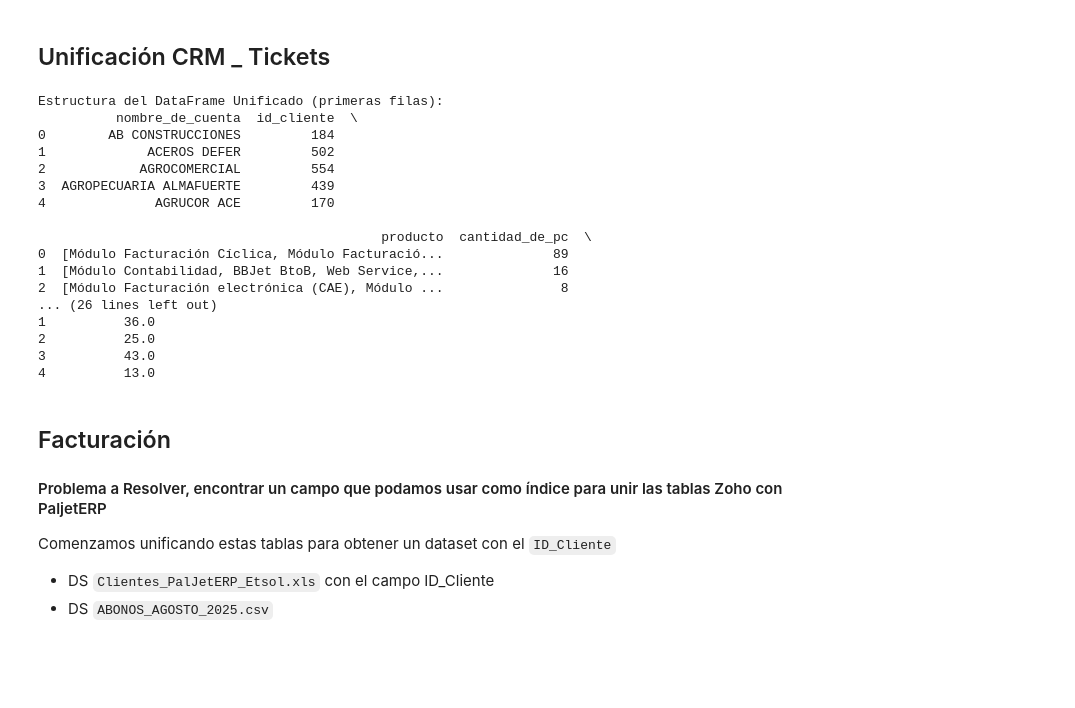
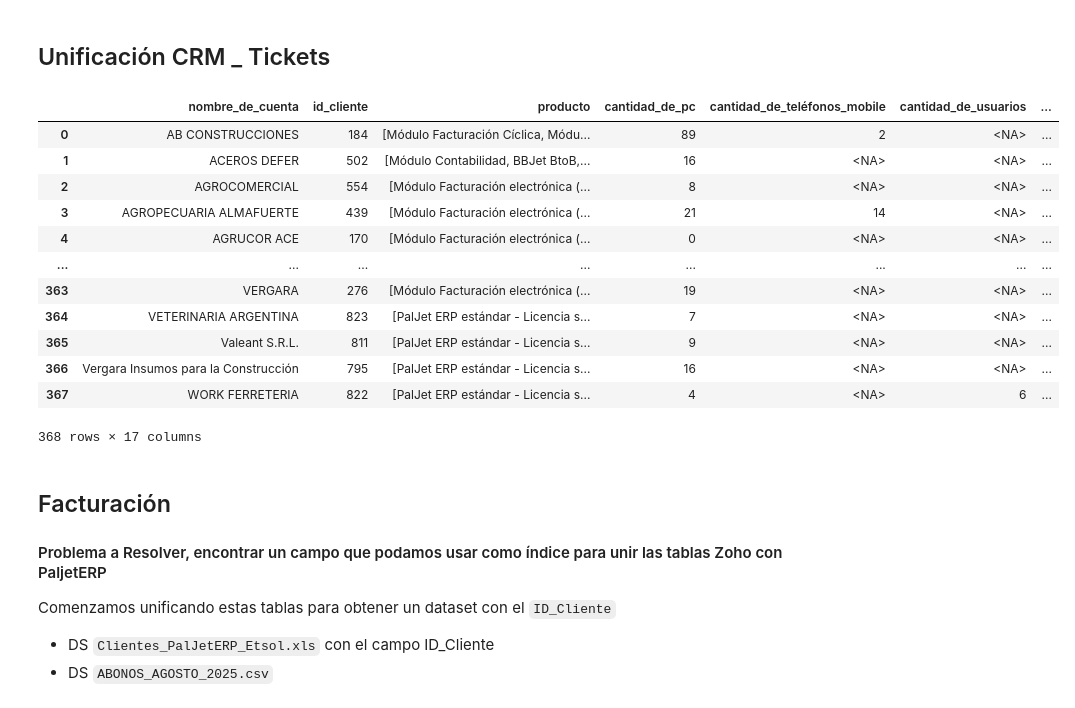
Before and after one commit to christiansaluzzo/Etsol_AnalisisClientes, a Jupyter notebook: análisis_clientes.ipynb, the cells around one changed output. Cells and saved outputs as stored; diff of their text form; code cells hidden in the pictures; blank space fills up the shorter version.

```diff
--- a/análisis_clientes.ipynb
+++ b/análisis_clientes.ipynb
@@ -330,43 +330,38 @@ DF_CRM_cliente.head(2)
 # %%
 ## Primer UNIFICACION CRM y TICKETS
 
 # 1. Renombrar la columna clave en DS_tickets_clientes_x_anno para que coincida
 #    con la estructura de DF_CRM_cliente
 DS_tickets_clientes_x_anno = DS_tickets_clientes_x_anno.rename(
     columns={'Nombre de Cuenta': 'nombre_de_cuenta'}
 )
 
 # 2. Unificar los DataFrames usando merge()
 #    'how="left"' asegura que mantengamos todos los clientes de DF_CRM_cliente
 #    y agreguemos los datos de tickets si existen.
 DF_FINAL = DF_CRM_cliente.merge(
     DS_tickets_clientes_x_anno,
     on='nombre_de_cuenta', # Columna clave para la unión
     how='left'             # Tipo de unión (Left Join)
 )
 
-print("Estructura del DataFrame Unificado (primeras filas):")
-print(DF_FINAL.head())
+"""DF_FINAL.to_excel("entregables\\DF_FINAL.xlsx",index=False)"""
 
-DF_FINAL.to_excel("entregables\\DF_FINAL.xlsx",index=False)
+DF_FINAL.head(-5)
 # %% [output]
+|  | nombre_de_cuenta | id_cliente | producto | cantidad_de_pc | cantidad_de_teléfonos_mobile | cantidad_de_usuarios | ... |
+| 0 | AB CONSTRUCCIONES | 184 | [Módulo Facturación Cíclica, Módu... | 89 | 2 | <NA> | ... |
+| 1 | ACEROS DEFER | 502 | [Módulo Contabilidad, BBJet BtoB,... | 16 | <NA> | <NA> | ... |
+| 2 | AGROCOMERCIAL | 554 | [Módulo Facturación electrónica (... | 8 | <NA> | <NA> | ... |
+| 3 | AGROPECUARIA ALMAFUERTE | 439 | [Módulo Facturación electrónica (... | 21 | 14 | <NA> | ... |
+| 4 | AGRUCOR ACE | 170 | [Módulo Facturación electrónica (... | 0 | <NA> | <NA> | ... |
+| ... | ... | ... | ... | ... | ... | ... | ... |
+| 363 | VERGARA | 276 | [Módulo Facturación electrónica (... | 19 | <NA> | <NA> | ... |
+| 364 | VETERINARIA ARGENTINA | 823 | [PalJet ERP estándar - Licencia s... | 7 | <NA> | <NA> | ... |
+| 365 | Valeant S.R.L. | 811 | [PalJet ERP estándar - Licencia s... | 9 | <NA> | <NA> | ... |
+| 366 | Vergara Insumos para la Construcción | 795 | [PalJet ERP estándar - Licencia s... | 16 | <NA> | <NA> | ... |
+| 367 | WORK FERRETERIA | 822 | [PalJet ERP estándar - Licencia s... | 4 | <NA> | 6 | ... |
-Estructura del DataFrame Unificado (primeras filas):
-          nombre_de_cuenta  id_cliente  \
-0        AB CONSTRUCCIONES         184
-1             ACEROS DEFER         502
-2            AGROCOMERCIAL         554
-3  AGROPECUARIA ALMAFUERTE         439
-4              AGRUCOR ACE         170
-
-                                            producto  cantidad_de_pc  \
-0  [Módulo Facturación Cíclica, Módulo Facturació...              89
-1  [Módulo Contabilidad, BBJet BtoB, Web Service,...              16
-2  [Módulo Facturación electrónica (CAE), Módulo ...               8
-... (26 lines left out)
-1          36.0
-2          25.0
-3          43.0
-4          13.0
+368 rows × 17 columns
 # %% [markdown]
 ## Facturación
 
```
Also changed, not shown: parts of 68 cells of this notebook, 2 other files.
